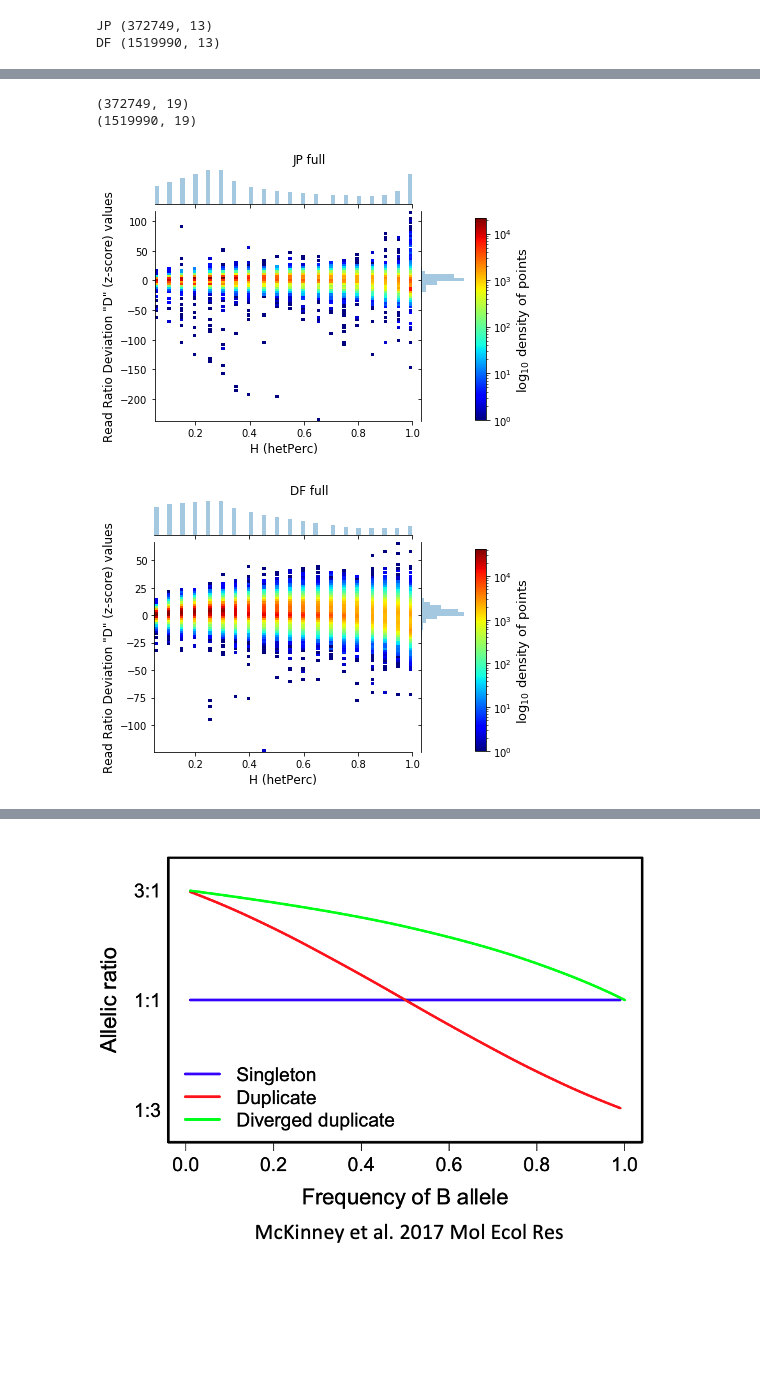
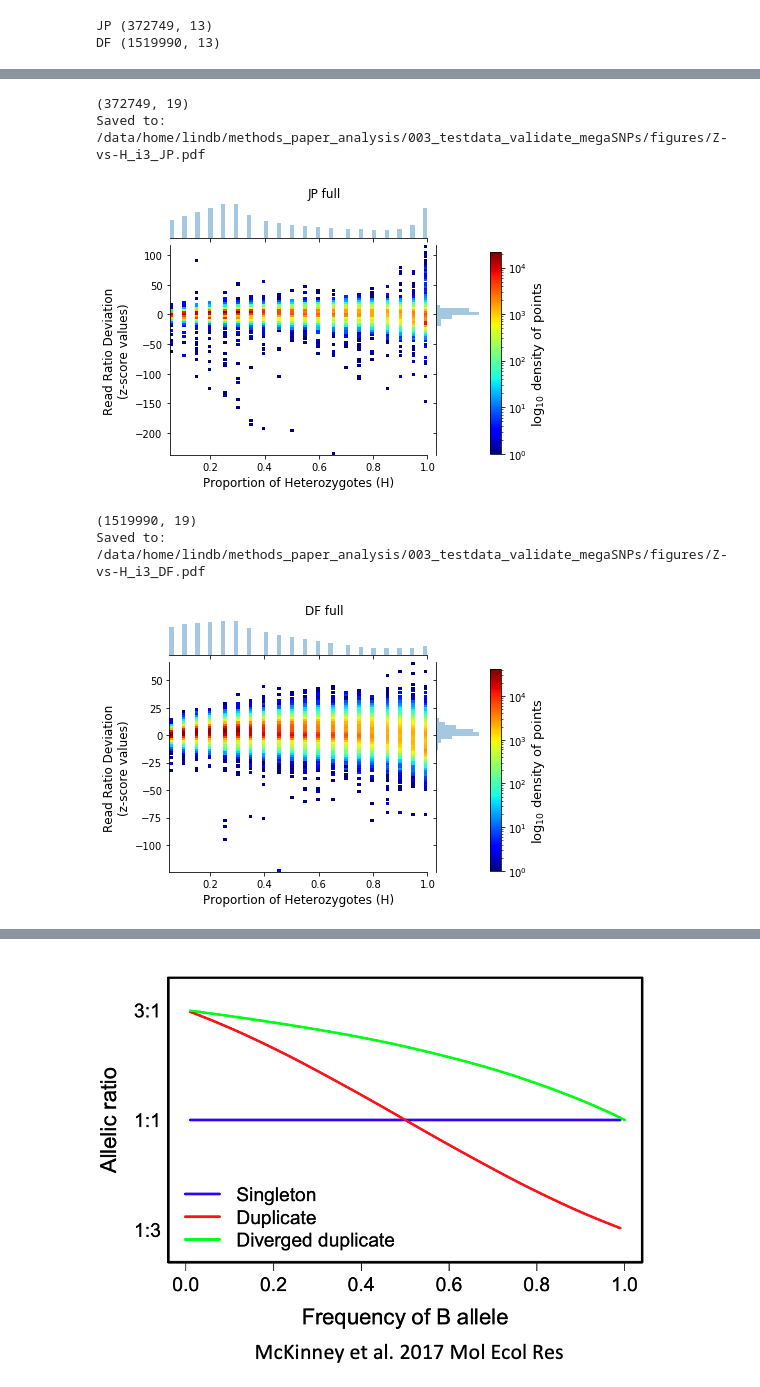
Before and after one commit to CoAdapTree/testdata_validation, a Jupyter notebook: 003_testdata_validate_megaSNPs.ipynb, the cells around one changed output, grey strips where cells are left out. Cells and saved outputs as stored; diff of their text form; code cells hidden in the pictures; blank space fills up the shorter version.

```diff
--- a/003_testdata_validate_megaSNPs.ipynb
+++ b/003_testdata_validate_megaSNPs.ipynb
@@ -422,3 +522,6 @@ full_outs
+# %%
+full_outs = ['/data/home/lindb/methods_paper_analysis/003_testdata_validate_megaSNPs/full-AD_depths-JP.txt',
+ '/data/home/lindb/methods_paper_analysis/003_testdata_validate_megaSNPs/full-AD_depths-DF.txt']
 # %%
 # read in the output from list(outs)
 full_ads = {}
@@ -433,17 +536,9 @@ DF (1519990, 13)
 # %%
 # get z scores for each species
 for sp,df in full_ads.items():
-    df = get_z_scores(df)
+    df = get_realfreqs(get_z_scores(df))
 full_ads[sp].head(2)
 # %% [output]
 |  | CHROM | POS | locus_ID | AF | HET_REF_AD | HET_ALT_AD | HET_REF_AD-div-HET_DP | num_hets | ... |
 | >jcf7190000000004-54533 | >jcf7190000000004 | 54533 | >jcf7190000000004-54533 | 0.025 | 11 | 3 | 0.785714 | 2 | ... |
 | >jcf7190000000004-54540 | >jcf7190000000004 | 54540 | >jcf7190000000004-54540 | 0.500 | 71 | 74 | 0.489655 | 13 | ... |
-# %%
-for sp,df in full_ads.items():
-    df = get_realfreqs(df)
-# %%
-# give data realfreqs
-for sp,df in full_ads.items():
-    df = get_realfreqs(df)
-full_ads[sp].head()
@@ -457,11 +545,15 @@ full_ads[sp].head()
 # %%
 #PLOT READ-RATIO DEVIATION (D) AGAINST HETEROZYGOSITY
+ixn = 'i3'  # intersection
 for sp,df in full_ads.items():
     print(df.shape)
-    makesweetgraph(x=df['hetPerc'],y=df['z'],ylab='Read Ratio Deviation "D" (z-score) values',
-                   xlab='H (hetPerc)', title=f'{sp} full')
+    makesweetgraph(x=df['hetPerc'],y=df['z'],ylab='Read Ratio Deviation\n(z-score values)',
+                   xlab='Proportion of Heterozygotes (H)', title=f'{sp} full',
+                   saveloc=op.join(figdir, f'Z-vs-H_{ixn}_{sp}.pdf'))
 # %% [output]
 (372749, 19)
-(1519990, 19)
+Saved to:  /data/home/lindb/methods_paper_analysis/003_testdata_validate_megaSNPs/figures/Z-vs-H_i3_JP.pdf
-[figure, old version]
+[figure, new version]
+(1519990, 19)
+Saved to:  /data/home/lindb/methods_paper_analysis/003_testdata_validate_megaSNPs/figures/Z-vs-H_i3_DF.pdf
-[figure, old version]
+[figure, new version]
```
Also changed, not shown: parts of 32 cells of this notebook.
